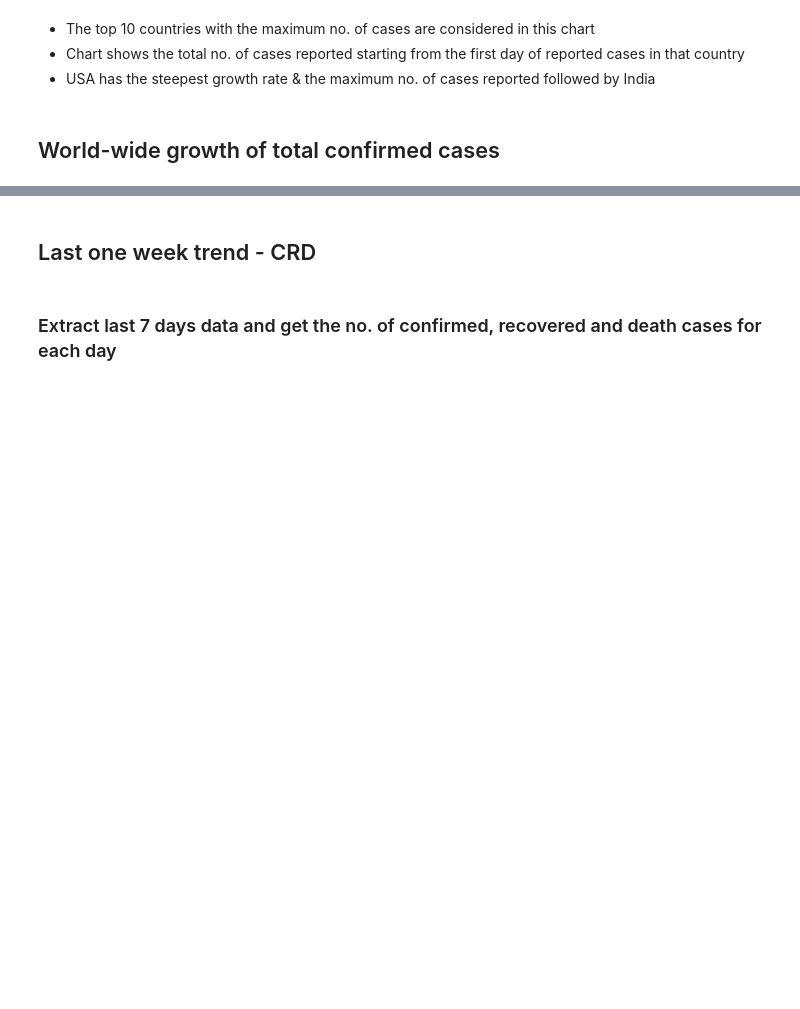
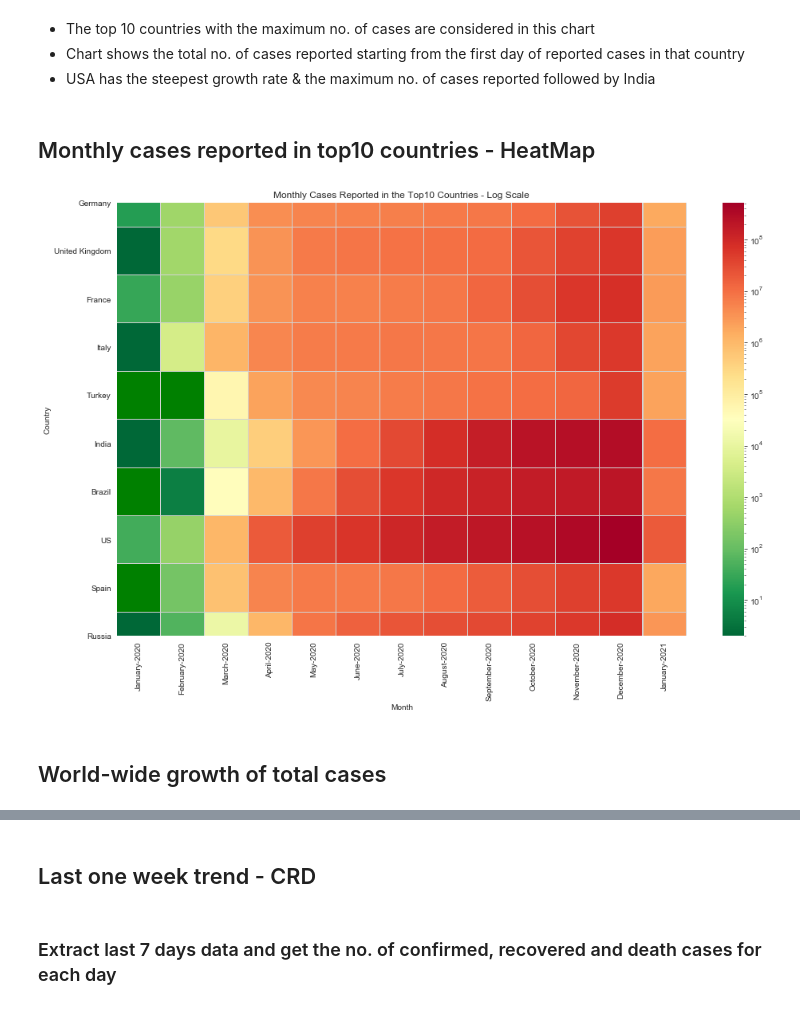
Before and after one commit to Lakshmi-1212/Covid19_EDA, a Jupyter notebook: Covid19_EDA_World.ipynb, the cells around one changed output, grey strips where cells are left out. Drawn from its saved outputs; the diff is of its cells as text; code cells hidden in the pictures; blank space fills up the shorter version.

```diff
--- a/Covid19_EDA_World.ipynb
+++ b/Covid19_EDA_World.ipynb
@@ -300,7 +271,27 @@ plt.show()
 - The top 10 countries with the maximum no. of cases are considered in this chart
 - Chart shows the total no. of cases reported starting from the first day of reported cases in that country
 - USA has the steepest growth rate & the maximum no. of cases reported followed by India
+# %% [markdown]
+## Monthly cases reported  in top10 countries - HeatMap
+# %%
+# Add the month-year column and group the data for each month for the top 10 countries
+confirmed_byDate['Date_month'] = confirmed_byDate['Date'].apply(lambda x: pd.to_datetime(pd.datetime.strptime(x, '%m/%d/%y').strftime('%B-%Y')))
+monthlydf = confirmed_byDate.groupby('Date_month')[top10_byCountry].sum()
+monthlydf.index = pd.to_datetime(monthlydf.index, format = '%Y-%m-%d').strftime('%B-%Y')
+# %%
+# Heatmap is plotted on log scale so that the gradual change in the no. of cases is comparable
+plt.figure(figsize=(16, 10))
+my_cmap = copy.copy(cm.get_cmap('RdYlGn_r')) # copy the default cmap
+my_cmap.set_bad(color='green')
+sns.heatmap(monthlydf.T,cmap=my_cmap,  linewidth=0.05, linecolor='lightgrey', norm=LogNorm())
+
+plt.xlabel('Month')
+plt.ylabel('Country')
+plt.title('Monthly Cases Reported in the Top10 Countries - Log Scale')
+plt.show()
+# %% [output]
+[figure, added]
 # %% [markdown]
-## World-wide growth of total confirmed cases
+## World-wide growth of total cases
 # %%
 # Multiseries line chart
```
Also changed, not shown: parts of 30 cells of this notebook.
